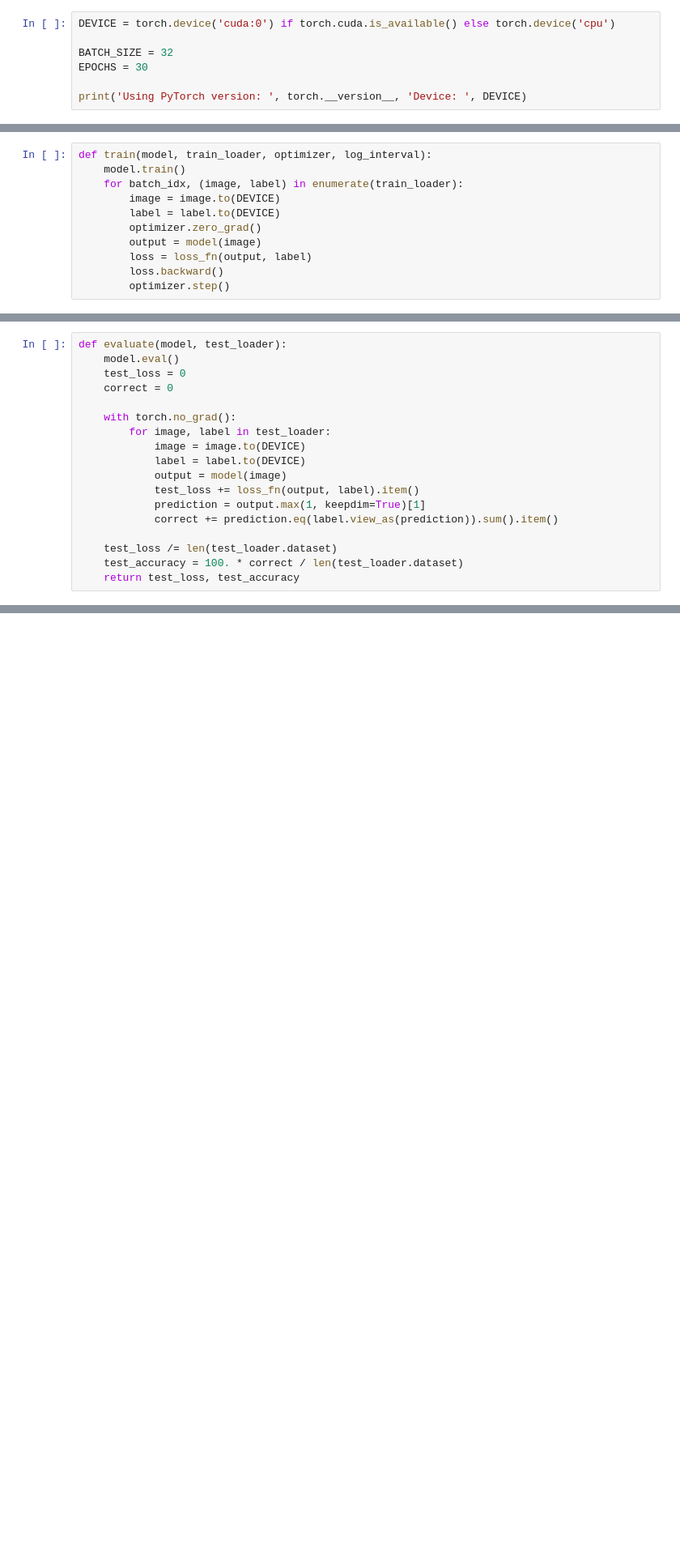
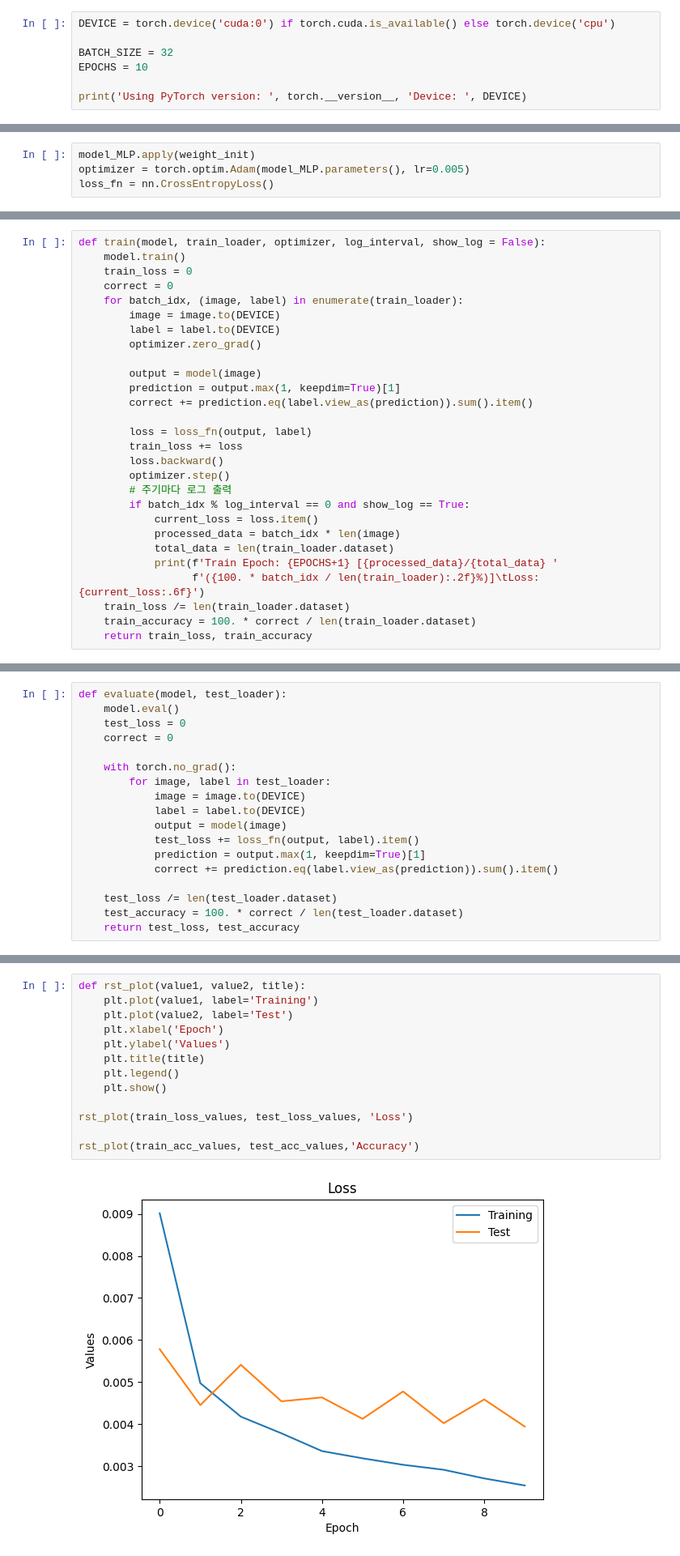
Before and after one commit to bumiilove/MNIST_HandWritten_digit_recognition_project, a Jupyter notebook: Training/Pytorch_MNIST_Training.ipynb, the cells around one changed output, grey strips where cells are left out. Shown: that part at 81% size. Saved outputs shown, nothing was run; the diff lists cells and outputs as text; blank space fills up the shorter version.

```diff
--- a/Training/Pytorch_MNIST_Training.ipynb
+++ b/Training/Pytorch_MNIST_Training.ipynb
@@ -13,7 +41,7 @@ import json
 DEVICE = torch.device('cuda:0') if torch.cuda.is_available() else torch.device('cpu')
 
 BATCH_SIZE = 32
-EPOCHS = 30
+EPOCHS = 10
 
 print('Using PyTorch version: ', torch.__version__, 'Device: ', DEVICE)
 # %% [output]
@@ -104,0 +379,4 @@ loss_fn = nn.CrossEntropyLoss()
+# %%
+model_MLP.apply(weight_init)
+optimizer = torch.optim.Adam(model_MLP.parameters(), lr=0.005)
+loss_fn = nn.CrossEntropyLoss()
@@ -105,11 +419,28 @@ loss_fn = nn.CrossEntropyLoss()
 # %%
-def train(model, train_loader, optimizer, log_interval):
+def train(model, train_loader, optimizer, log_interval, show_log = False):
     model.train()
+    train_loss = 0
+    correct = 0
     for batch_idx, (image, label) in enumerate(train_loader):
         image = image.to(DEVICE)
         label = label.to(DEVICE)
         optimizer.zero_grad()
+
         output = model(image)
+        prediction = output.max(1, keepdim=True)[1]
+        correct += prediction.eq(label.view_as(prediction)).sum().item()
+
         loss = loss_fn(output, label)
+        train_loss += loss
         loss.backward()
         optimizer.step()
+        # 주기마다 로그 출력
+        if batch_idx % log_interval == 0 and show_log == True:
+            current_loss = loss.item()
+            processed_data = batch_idx * len(image)
+            total_data = len(train_loader.dataset)
+            print(f'Train Epoch: {EPOCHS+1} [{processed_data}/{total_data} '
+                  f'({100. * batch_idx / len(train_loader):.2f}%)]\tLoss: {current_loss:.6f}')
+    train_loss /= len(train_loader.dataset)
+    train_accuracy = 100. * correct / len(train_loader.dataset)
+    return train_loss, train_accuracy
@@ -205,0 +627,15 @@ for Epoch in range(1, EPOCHS + 1):
+# %%
+def rst_plot(value1, value2, title):
+    plt.plot(value1, label='Training')
+    plt.plot(value2, label='Test')
+    plt.xlabel('Epoch')
+    plt.ylabel('Values')
+    plt.title(title)
+    plt.legend()
+    plt.show()
+
+rst_plot(train_loss_values, test_loss_values, 'Loss')
+
+rst_plot(train_acc_values, test_acc_values,'Accuracy')
+# %% [output]
+[figure, added]
```
Also changed, not shown: parts of 34 cells of this notebook, 5 other files.
